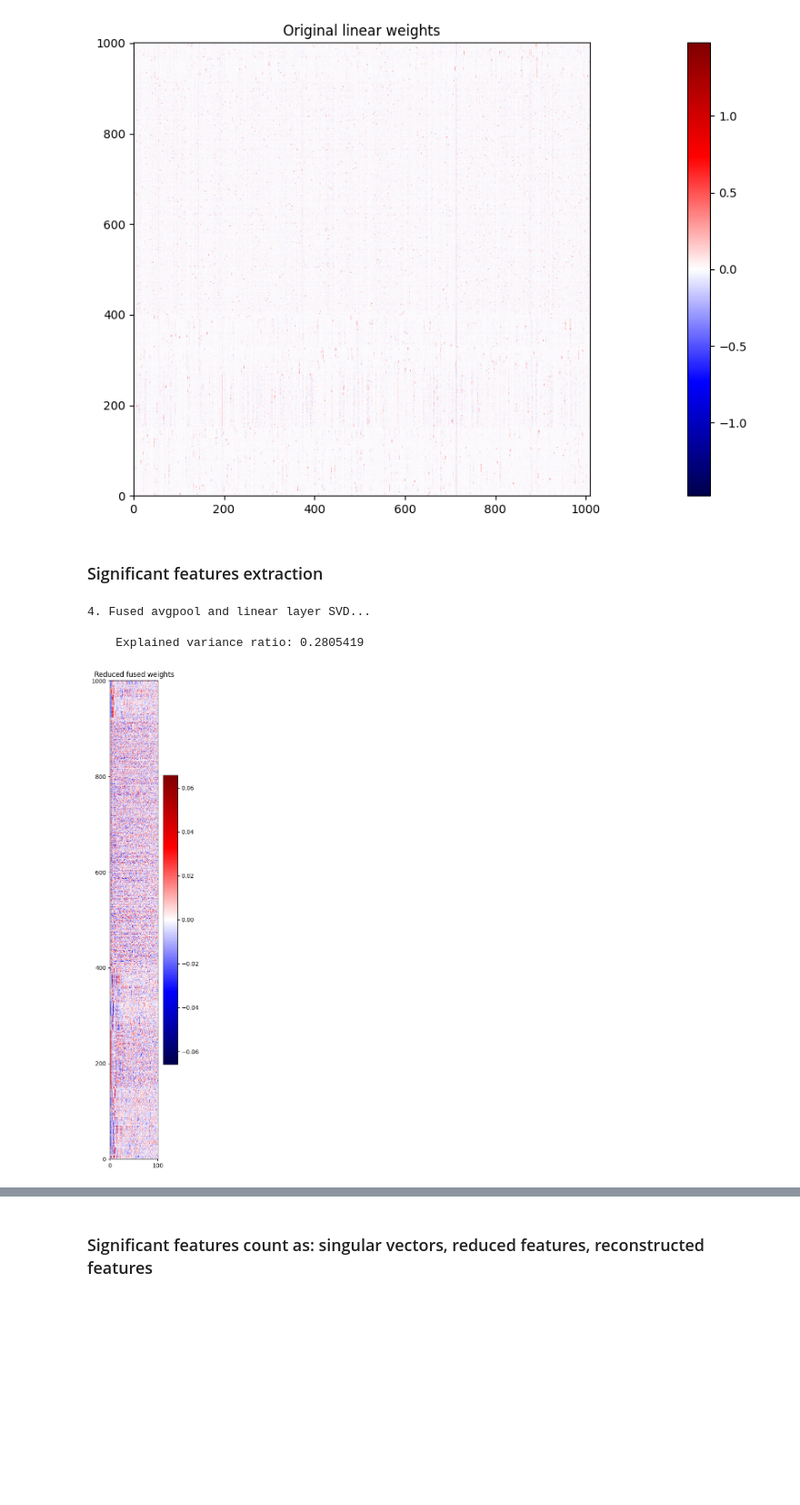
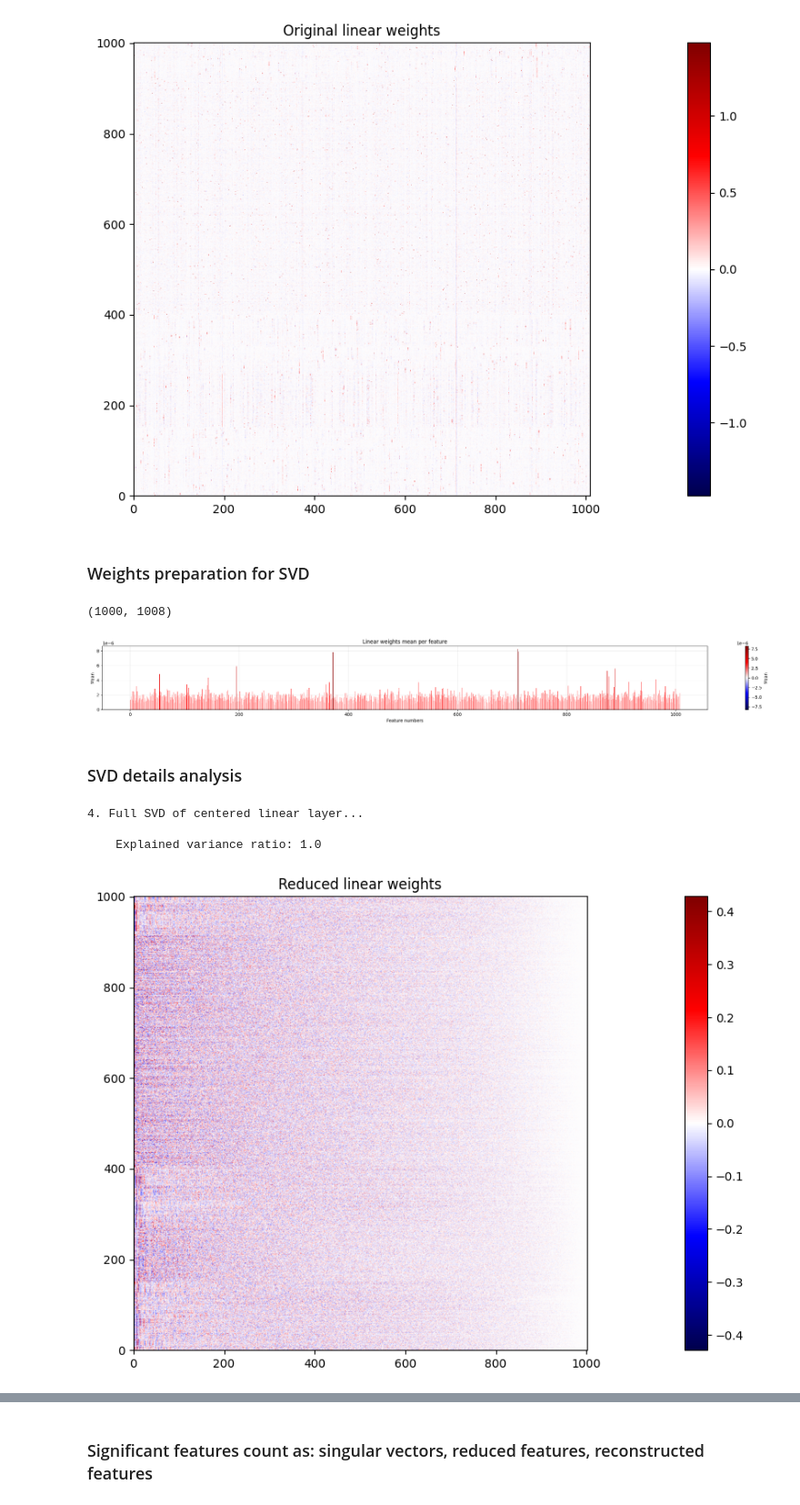
Before and after one commit to Ali-AliAli-Ali/binarize-inverse-interpret, a Jupyter notebook: regnetx_imagenet/bin_features_imagenet_uncorr_feats.ipynb, the cells around one changed output, grey strips where cells are left out. Shown at 91% size. Drawn from its saved outputs; the diff is of its cells as text; code cells hidden in the pictures; blank space fills up the shorter version.

```diff
--- a/regnetx_imagenet/bin_features_imagenet_uncorr_feats.ipynb
+++ b/regnetx_imagenet/bin_features_imagenet_uncorr_feats.ipynb
@@ -161,29 +158,61 @@ Binary values of last layer input:
 # %%
+weights_orig = regnetx_3_2.fc.weight.data.cpu().numpy()
+
 plot_heatmap(
-    regnetx_3_2.fc.weight.data.cpu().numpy(),
+    weights_orig,
     figsize=figsize_squared,
     title="Original linear weights"
 )
 # %% [output]
 [figure]
-# %% [markdown]
-### Significant features extraction
+# %% [markdown]
+### Weights preparation for SVD
+# %%
+weights_orig.shape   # (C classes, d feature len)
+# %% [output]
+(1000, 1008)
+# %%
+weights_means = weights_orig.mean(axis=0, keepdims=True)  # (1, d feature len)
+weights_centered = weights_orig - weights_means
+
+plot_colored_barplot(
+    values=weights_means.flatten(),
+    values_color=weights_means.flatten(),
+    values_color_name="Mean",
+    title="Linear weights mean per feature",
+    xlabel="Feature numbers",
+    ylabel="Mean",
+    edge_color=None
+)
+# %% [output]
+[figure, added]
+# %% [markdown]
+### SVD details analysis
 # %%
 seed = 42
 # %%
 torch.manual_seed(seed)
 
-n_svd_components = 100
+n_svd_components = min(weights_centered.shape)
 
-print("\n4. Fused avgpool and linear layer SVD...\n")
-svd = TruncatedSVD(n_components=n_svd_components, random_state=seed)
-weights_reduced = svd.fit_transform(regnetx_3_2.fc.weight.data.cpu())
+print("\n4. Full SVD of centered linear layer...\n")
+svd = TruncatedSVD(
+    n_components=n_svd_components,
+    algorithm="randomized",
+    # tol=0,
+    random_state=seed
+)
+weights_reduced = svd.fit_transform(weights_centered)    #  U * S
 print("    Explained variance ratio:", svd.explained_variance_ratio_.sum())
 # %% [output]
-4. Fused avgpool and linear layer SVD...
+4. Full SVD of centered linear layer...
 
-    Explained variance ratio: 0.2805419
+    Explained variance ratio: 1.0
 # %%
-plot_heatmap(weights_reduced, figsize=figsize_long, title="Reduced fused weights")
+plot_heatmap(
+    weights_reduced,
+    figsize=figsize_squared,
+    title="Reduced linear weights"
+)
 # %% [output]
-[figure, old version]
+[figure, new version]
```
Also changed, not shown: parts of 23 cells of this notebook.
